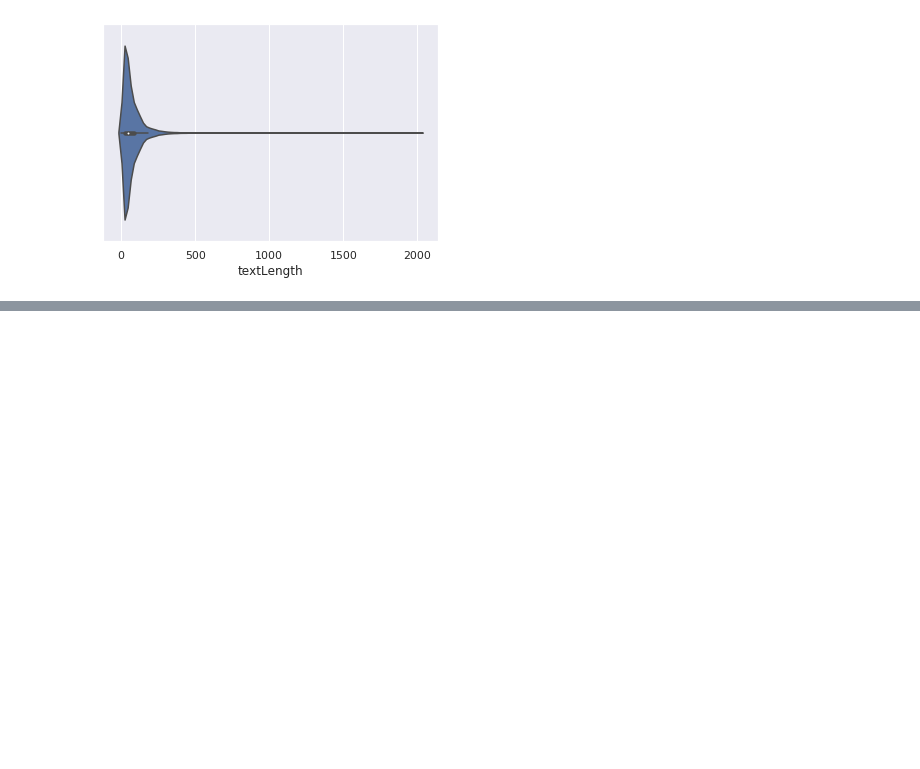
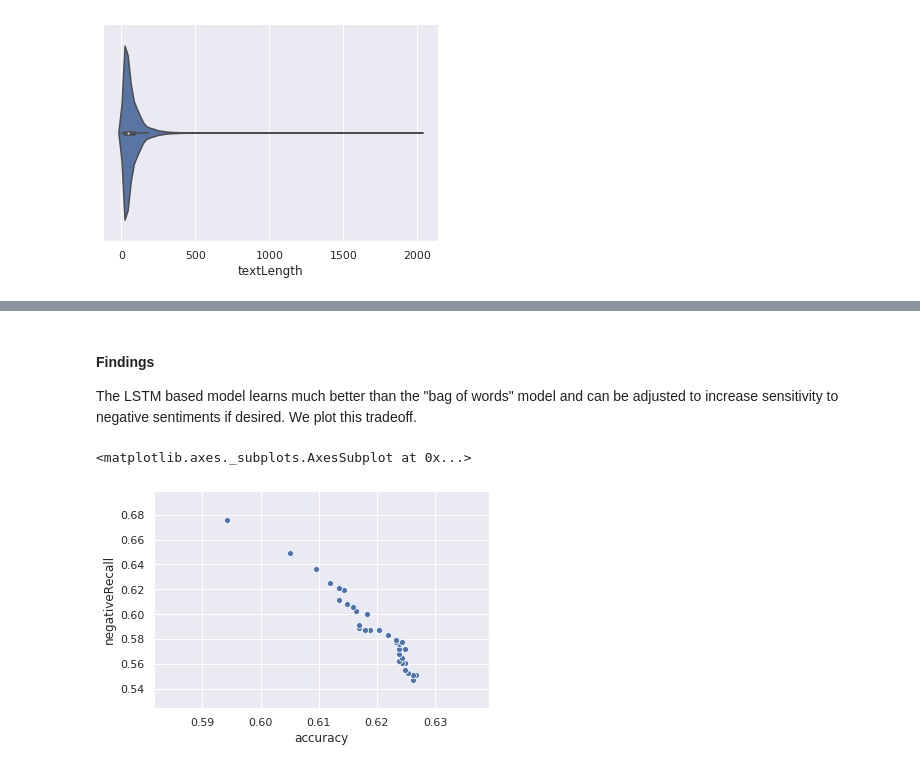
Before and after one commit to conorfrailey/MLpractice, a Jupyter notebook: Amazon Coding Challenge.ipynb, the cells around one changed output, grey strips where cells are left out. Drawn from its saved outputs; the diff is of its cells as text; code cells hidden in the pictures; blank space fills up the shorter version.

```diff
--- a/Amazon Coding Challenge.ipynb
+++ b/Amazon Coding Challenge.ipynb
@@ -530,0 +298,6 @@ Y = np.array([categorify(data.iloc[i,1]) for i in range(data.shape[0])])
+# %%
+from sklearn.model_selection import train_test_split
+
+pT_train, pT_test, s_train, s_test = train_test_split(data['parsedText'], data['sentiment'],
+                                                    test_size=.1,
+                                                    random_state=0)
@@ -530,0 +606,9 @@ Y = np.array([categorify(data.iloc[i,1]) for i in range(data.shape[0])])
+# %%
+def word2indexMapBuilder(wv):
+    # Input:
+    # wv - Word2Vec object
+    # Returns:
+    # dictionary mapping range(len(wv.vocab)) -> vocab
+
+    word2index = {w:i for i,w in enumerate(wv.vocab)}
+    return word2index
@@ -530,0 +766,6 @@ Y = np.array([categorify(data.iloc[i,1]) for i in range(data.shape[0])])
+# %%
+cf = LSTMmodelPerf[(100,5,20)]['confMat']
+
+accuracy = np.sum(np.diagonal(cf))/np.sum(cf)
+negRecall = cf[0,0]/np.sum(cf[:,0])
+print("the accuracy is "+ str(accuracy) + " and recall for Negative sentiment is " + str(negRecall) +".\n")
@@ -530,0 +776,22 @@ Y = np.array([categorify(data.iloc[i,1]) for i in range(data.shape[0])])
+# %%
+model = LSTMmodels[(100,5,20)]
+negWeights = 1.05+ np.arange(34)*.05
+accNegRecall = pd.DataFrame(columns=['accuracy','negativeRecall'])
+i = 0
+
+for w in negWeights:
+    weights = np.atleast_2d([w,1,1])
+
+    Yhat = np.argmax(model.predict(X_test)*weights, axis = 1)
+    Ylabels = np.argmax(Y_test,axis=1)
+
+    cf = LazyConfMat(Ylabels, Yhat)
+
+    accuracy = np.sum(np.diagonal(cf))/np.sum(cf)
+    negRecall = cf[0,0]/np.sum(cf[:,0])
+
+    accNegRecall.loc[i]=[accuracy, negRecall]
+    i+=1
+
+    print("""By upweighting the Negative sentiment signal by a factor of {},
+    we increased negative recall to {} but accuracy decreases to {}.""".format(w,negRecall,accuracy))
@@ -530,0 +816,9 @@ Y = np.array([categorify(data.iloc[i,1]) for i in range(data.shape[0])])
+# %% [markdown]
+#### Findings
+
+The LSTM based model learns much better than the "bag of words" model and can be adjusted to increase sensitivity to negative sentiments if desired. We plot this tradeoff.
+# %%
+sns.scatterplot(x='accuracy',y='negativeRecall',data=accNegRecall)
+# %% [output]
+<matplotlib.axes._subplots.AxesSubplot at 0x...>
+[figure, added]
```
Also changed, not shown: parts of 107 cells of this notebook, 2 other files.
